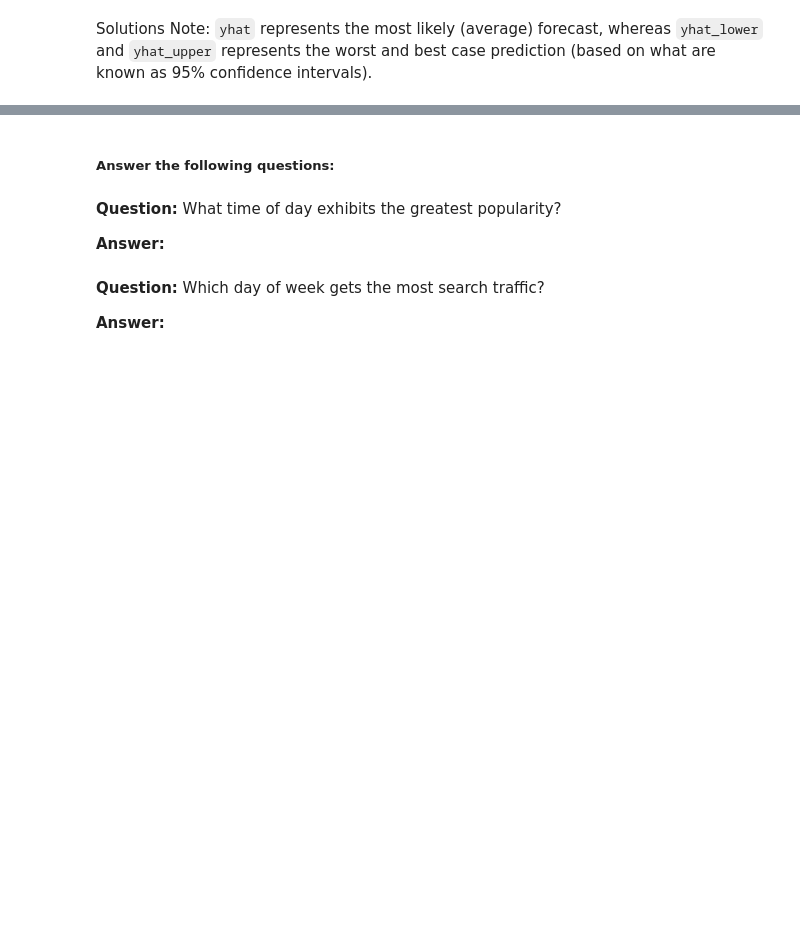
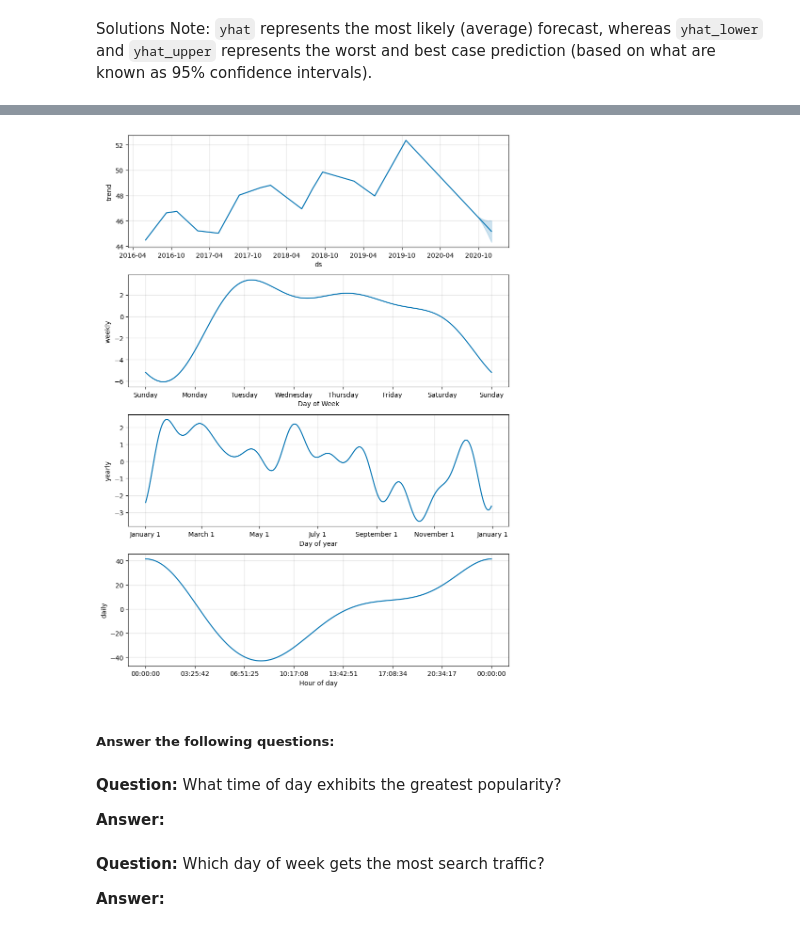
Before and after one commit to S-V-Woods/prophet-challenge, a Jupyter notebook: Starter_Code/forecasting_net_prophet.ipynb, the cells around one changed output, grey strips where cells are left out. Cells and saved outputs as stored; diff of their text form; code cells hidden in the pictures; blank space fills up the shorter version.

Commit message:
Created using Colab plotted trends

```diff
--- a/Starter_Code/forecasting_net_prophet.ipynb
+++ b/Starter_Code/forecasting_net_prophet.ipynb
@@ -492,9 +492,11 @@ forecast_mercado_trends[["yhat","yhat_lower","yhat_upper"]].iloc[-2000:, :].plot
 # %%
 # Reset the index in the forecast_mercado_trends DataFrame
 
-
+forecast_mercado_trends = forecast_mercado_trends.reset_index()
 # Use the plot_components function to visualize the forecast results
-# for the forecast_mercado_trends DataFrame
+figures = model.plot_components(forecast_mercado_trends)
+# %% [output]
+[figure, added]
 # %% [markdown]
 ##### Answer the following questions:
 # %% [markdown]
```
Also changed, not shown: parts of 4 cells of this notebook.
